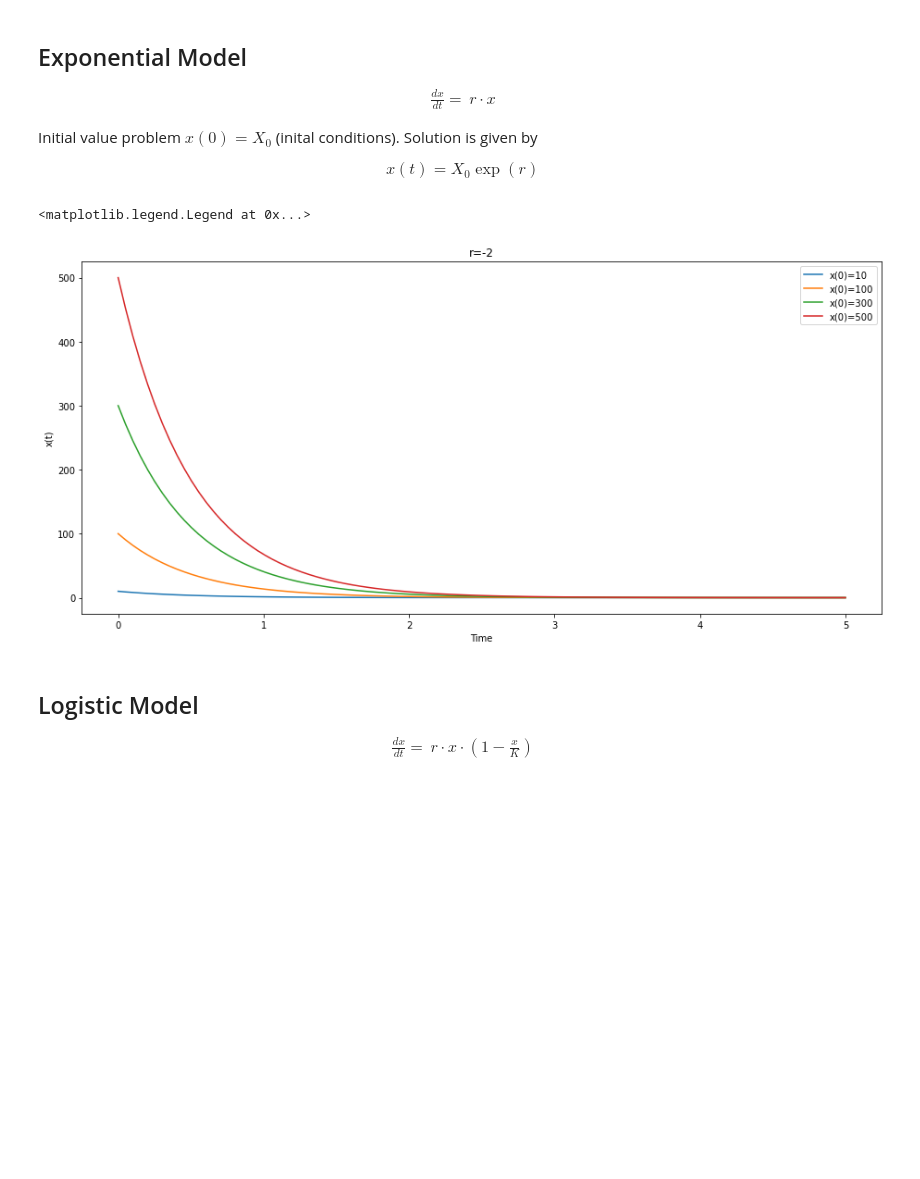
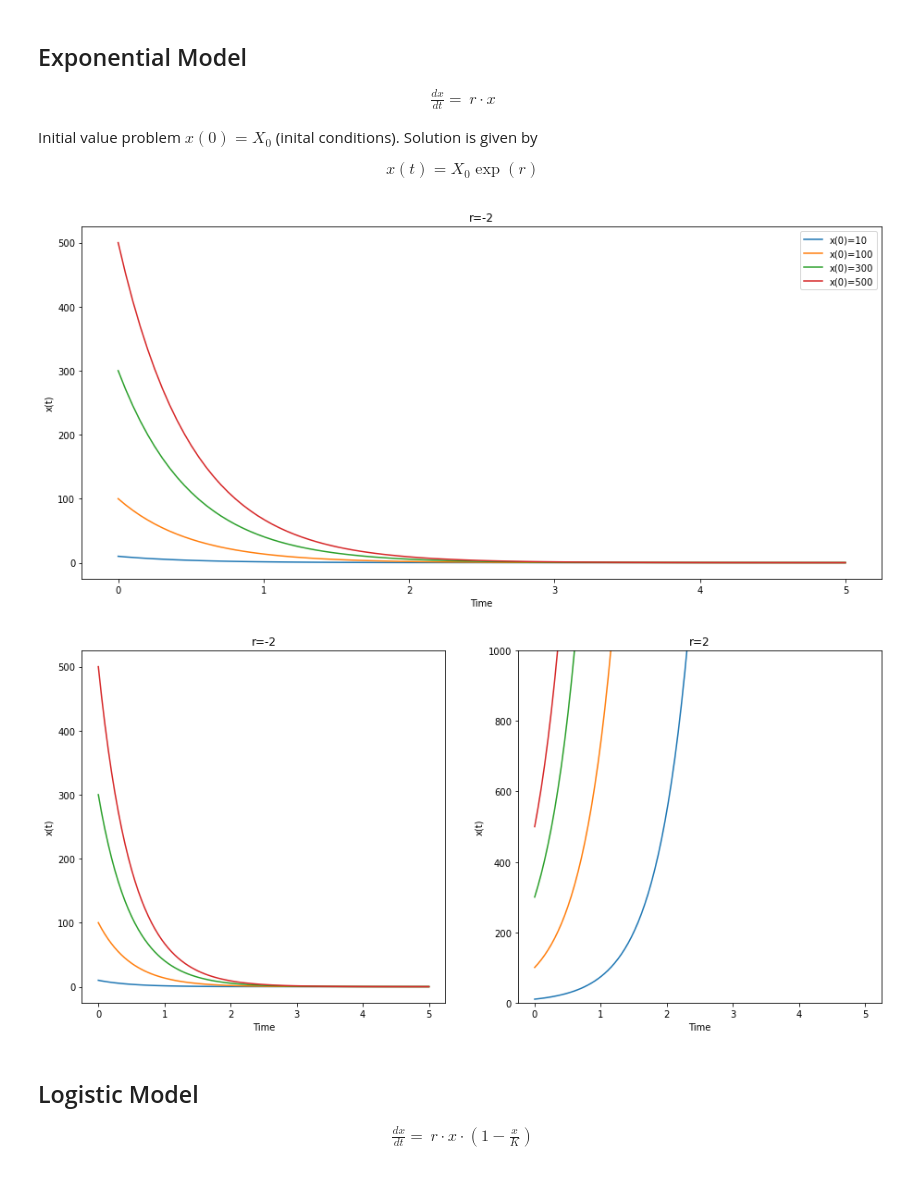
Before and after one commit to ChaosDonkey06/MODSIM_IBIO, a Jupyter notebook: 1D SYSTEMS/example.ipynb, the cells around one changed output. Drawn from its saved outputs; the diff is of its cells as text; code cells hidden in the pictures; blank space fills up the shorter version.

Commit message:
adding exponential growth exampels

```diff
--- a/1D SYSTEMS/example.ipynb
+++ b/1D SYSTEMS/example.ipynb
@@ -29,33 +29,40 @@ def exponential_growth(x, t, r):
 # %%
 initial_conditions = [10, 100, 300, 500]
 
 import matplotlib.pyplot as plt
 
 t_span = np.linspace(0, 5, num=100)
 r_values =[ -2,  0,  2]
 
 fig, ax = plt.subplots(1,1, figsize=(15.5, 7))
 for ic in initial_conditions:
     y =  odeint(exponential_growth, y0=ic, t=t_span, args=(r_values[0],) )
     ax.plot(t_span, y, label='x(0)={}'.format(ic))
     ax.set_xlabel('Time')
     ax.set_ylabel('x(t)')
 ax.set_title('r={}'.format(r_values[0]))
 ax.legend()
 
 ##############################################
 
 fig, ax = plt.subplots(1,2, figsize=(15.5, 7))
 for ic in initial_conditions:
     y =  odeint(exponential_growth, y0=ic, t=t_span, args=(r_values[0],) )
-    ax[0].plot(t_span, y, label='x(0)={}'.format(ic), color='k')
+    ax[0].plot(t_span, y, label='x(0)={}'.format(ic))
     ax[0].set_xlabel('Time')
     ax[0].set_ylabel('x(t)')
-    ax.set_title('r={}'.format(r_values[0]))
-ax.legend()
+    ax[0].set_title('r={}'.format(r_values[0]))
+
+
+    y =  odeint(exponential_growth, y0=ic, t=t_span, args=(r_values[-1],) )
+    ax[1].plot(t_span, y, label='x(0)={}'.format(ic))
+    ax[1].set_xlabel('Time')
+    ax[1].set_ylabel('x(t)')
+    ax[1].set_title('r={}'.format(r_values[-1]))
+    ax[1].set_ylim([0, 1000])
 # %% [output]
-<matplotlib.legend.Legend at 0x...>
 [figure]
+[figure, added]
 # %% [markdown]
 ## Logistic Model
 
```
